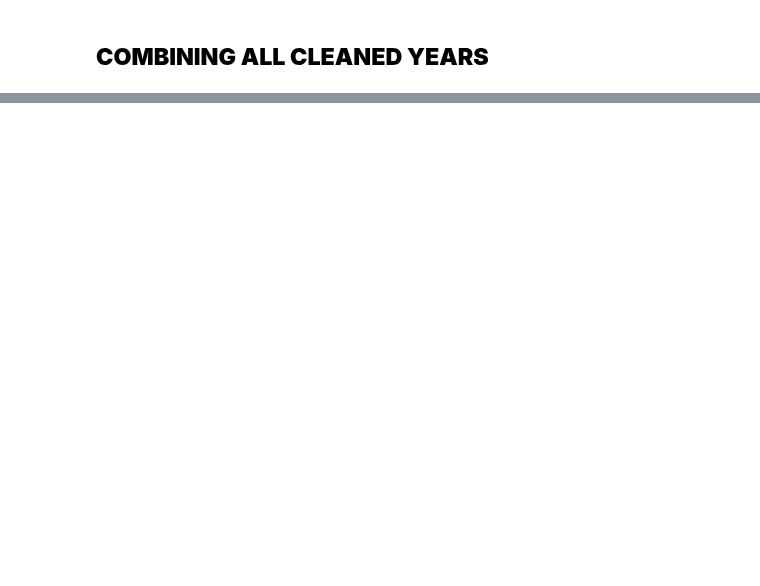
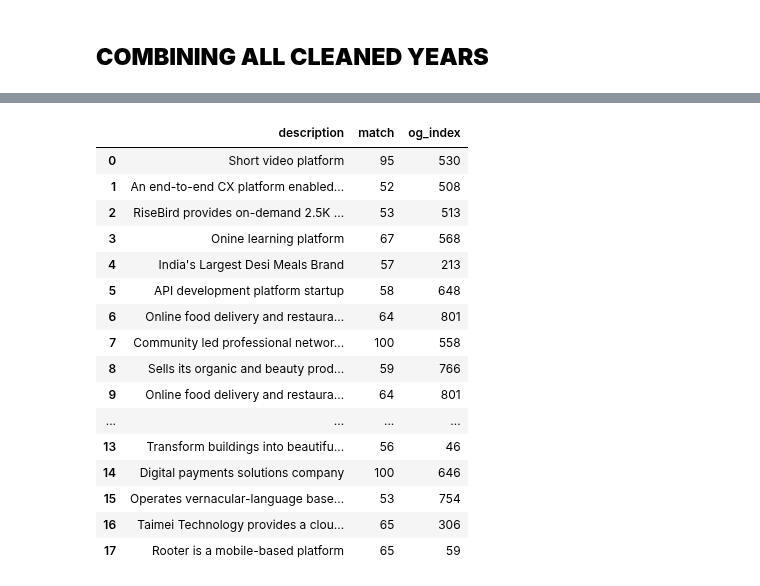
Before and after one commit to Rama-Mwenda/Indian_Ecosystem_Analysis, a Jupyter notebook: Analysis_Notebook.ipynb, the cells around one changed output, grey strips where cells are left out. Cells and saved outputs as stored; diff of their text form; code cells hidden in the pictures; blank space fills up the shorter version.

```diff
--- a/Analysis_Notebook.ipynb
+++ b/Analysis_Notebook.ipynb
@@ -1711,0 +1873,8 @@ comb_df
+# %%
+#slicing the descriptions of the rows with missing sectors
+checks = (comb_df
+          ['description']
+          .loc[(comb_df['sector'].isna())] #locating rows where the sector is na
+          .to_list() #saving to a list
+          )
+checks
@@ -1711,0 +1900,30 @@ comb_df
+# %%
+#matching using the fuzz
+#returns a series of descriptions similar to the ones with missing sectors
+guide = [] #a list of the similar descriptions and their match rate
+for item in checks:
+    pointer = process.extractOne(item,
+                                 (comb_df['description'].loc[~(comb_df['sector'].isna())]), #slices the description of those that DO NOT have nulls in their sector
+                                 scorer=fuzz.token_sort_ratio)
+    guide.append(pointer)
+
+df_=pd.DataFrame(guide, columns=['description','match','og_index']) #converting guide to dataframe for ease of indexing the comb_df
+df_
+# %% [output]
+|  | description | match | og_index |
+| 0 | Short video platform | 95 | 530 |
+| 1 | An end-to-end CX platform enabled... | 52 | 508 |
+| 2 | RiseBird provides on-demand 2.5K ... | 53 | 513 |
+| 3 | Onine learning platform | 67 | 568 |
+| 4 | India's Largest Desi Meals Brand | 57 | 213 |
+| 5 | API development platform startup | 58 | 648 |
+| 6 | Online food delivery and restaura... | 64 | 801 |
+| 7 | Community led professional networ... | 100 | 558 |
+| 8 | Sells its organic and beauty prod... | 59 | 766 |
+| 9 | Online food delivery and restaura... | 64 | 801 |
+| ... | ... | ... | ... |
+| 13 | Transform buildings into beautifu... | 56 | 46 |
+| 14 | Digital payments solutions company | 100 | 646 |
+| 15 | Operates vernacular-language base... | 53 | 754 |
+| 16 | Taimei Technology provides a clou... | 65 | 306 |
+| 17 | Rooter is a mobile-based platform | 65 | 59 |
```
Also changed, not shown: parts of 33 cells of this notebook.
